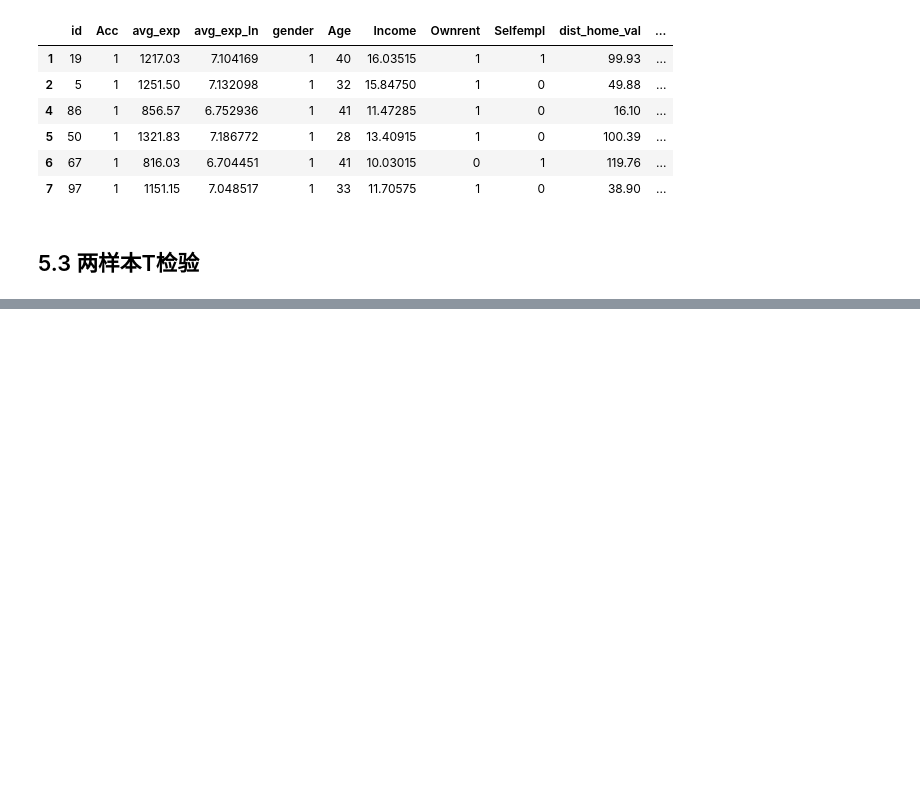
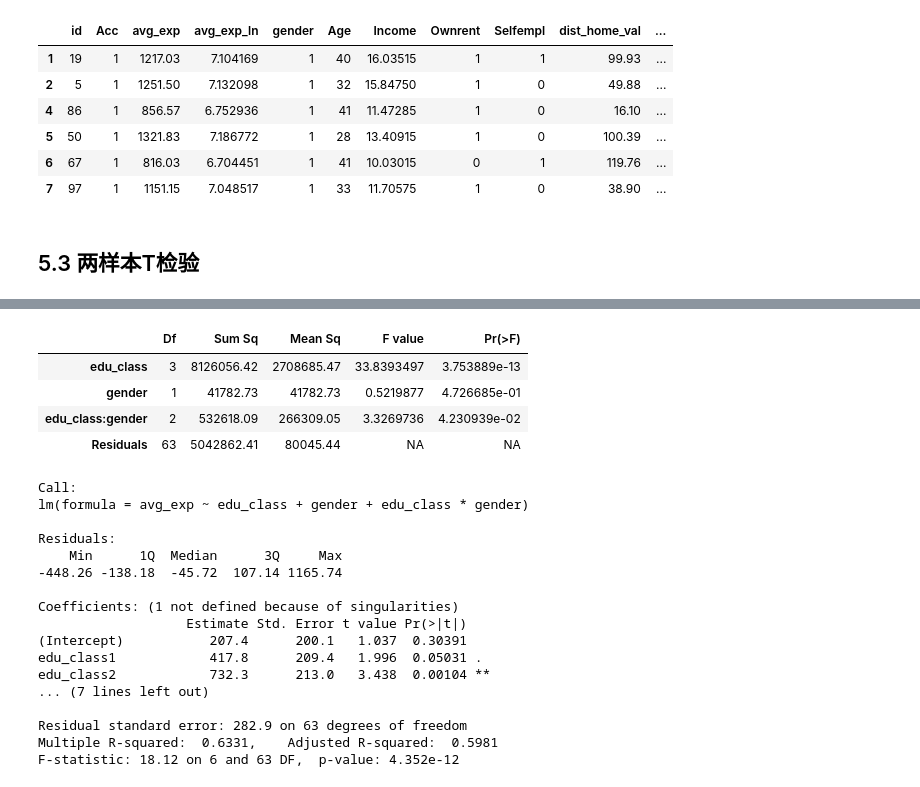
Before and after one commit to hhland/R-notebook, a Jupyter notebook: study163-dm/ch05-example.ipynb, the cells around one changed output, grey strips where cells are left out. Cells and saved outputs as stored; diff of their text form; code cells hidden in the pictures; blank space fills up the shorter version.

```diff
--- a/study163-dm/ch05-example.ipynb
+++ b/study163-dm/ch05-example.ipynb
@@ -129,0 +241,27 @@ head(creditcard_exp)
+# %%
+anova(lm(avg_exp~edu_class+gender+edu_class*gender))
+ana<-lm(avg_exp~edu_class+gender+edu_class*gender)
+summary(ana)
+# %% [output]
+|  | Df | Sum Sq | Mean Sq | F value | Pr(>F) |
+| edu_class | 3 | 8126056.42 | 2708685.47 | 33.8393497 | 3.753889e-13 |
+| gender | 1 | 41782.73 | 41782.73 | 0.5219877 | 4.726685e-01 |
+| edu_class:gender | 2 | 532618.09 | 266309.05 | 3.3269736 | 4.230939e-02 |
+| Residuals | 63 | 5042862.41 | 80045.44 | NA | NA |
+Call:
+lm(formula = avg_exp ~ edu_class + gender + edu_class * gender)
+
+Residuals:
+    Min      1Q  Median      3Q     Max
+-448.26 -138.18  -45.72  107.14 1165.74
+
+Coefficients: (1 not defined because of singularities)
+                   Estimate Std. Error t value Pr(>|t|)
+(Intercept)           207.4      200.1   1.037  0.30391
+edu_class1            417.8      209.4   1.996  0.05031 .
+edu_class2            732.3      213.0   3.438  0.00104 **
+... (7 lines left out)
+
+Residual standard error: 282.9 on 63 degrees of freedom
+Multiple R-squared:  0.6331,    Adjusted R-squared:  0.5981
+F-statistic: 18.12 on 6 and 63 DF,  p-value: 4.352e-12
```
Also changed, not shown: parts of 19 cells of this notebook, 1 other file.
